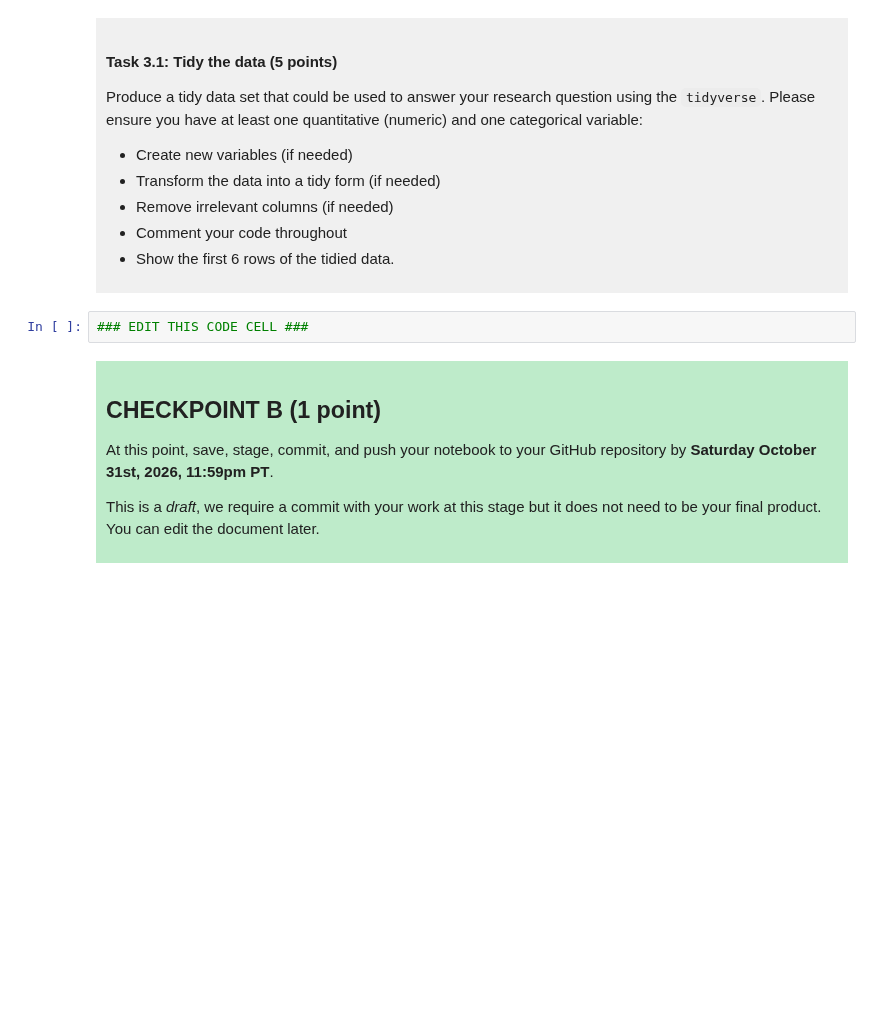
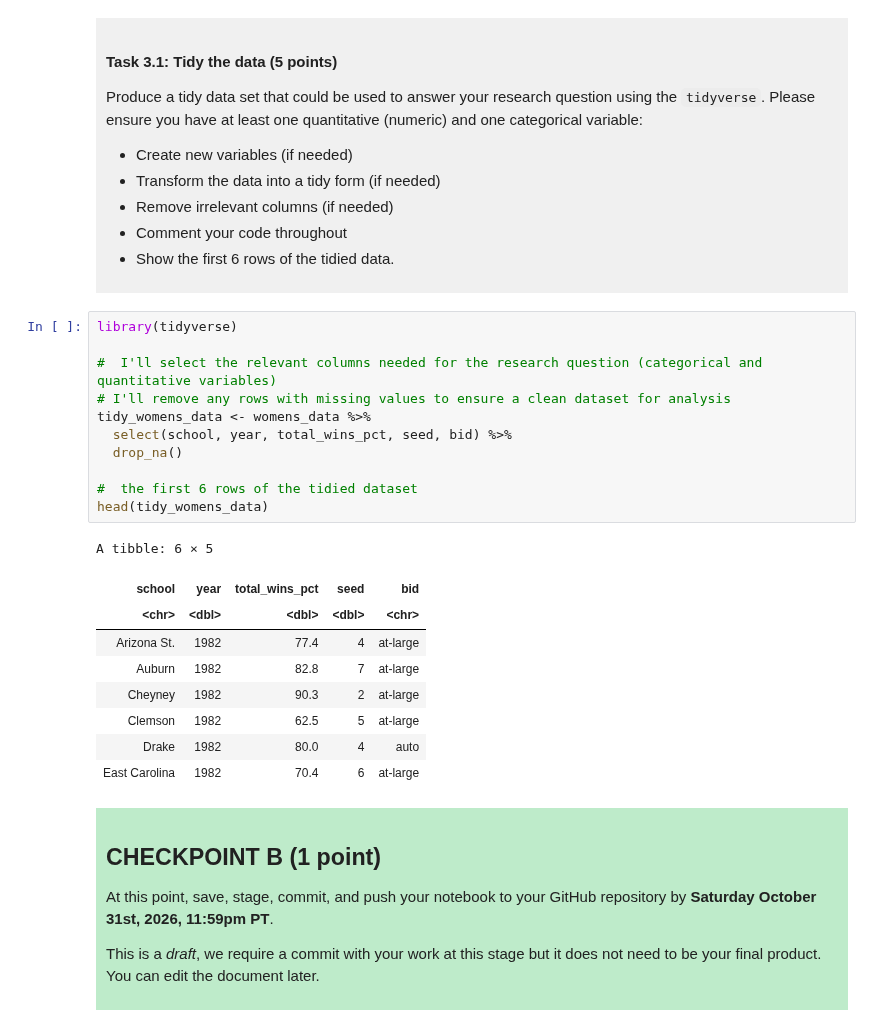
Before and after one commit to musli-max/dsci-100-project-muslima-akhatkulova, a Jupyter notebook: dsci-100-project-notebook.ipynb, the cells around one changed output. Saved outputs shown, nothing was run; the diff lists cells and outputs as text; blank space fills up the shorter version.

```diff
--- a/dsci-100-project-notebook.ipynb
+++ b/dsci-100-project-notebook.ipynb
@@ -189,7 +222,26 @@ Produce a tidy data set that could be used to answer your research question usin
 
 </div>
 # %%
-### EDIT THIS CODE CELL ###
+library(tidyverse)
+
+#  I'll select the relevant columns needed for the research question (categorical and quantitative variables)
+# I'll remove any rows with missing values to ensure a clean dataset for analysis
+tidy_womens_data <- womens_data %>%
+  select(school, year, total_wins_pct, seed, bid) %>%
+  drop_na()
+
+#  the first 6 rows of the tidied dataset
+head(tidy_womens_data)
+# %% [output]
+A tibble: 6 × 5
+| school | year | total_wins_pct | seed | bid |
+| <chr> | <dbl> | <dbl> | <dbl> | <chr> |
+| Arizona St. | 1982 | 77.4 | 4 | at-large |
+| Auburn | 1982 | 82.8 | 7 | at-large |
+| Cheyney | 1982 | 90.3 | 2 | at-large |
+| Clemson | 1982 | 62.5 | 5 | at-large |
+| Drake | 1982 | 80.0 | 4 | auto |
+| East Carolina | 1982 | 70.4 | 6 | at-large |
 # %% [markdown]
 <div style="background-color: #beebca; padding: 10px;">
 
```
Also changed, not shown: parts of 6 cells of this notebook.
